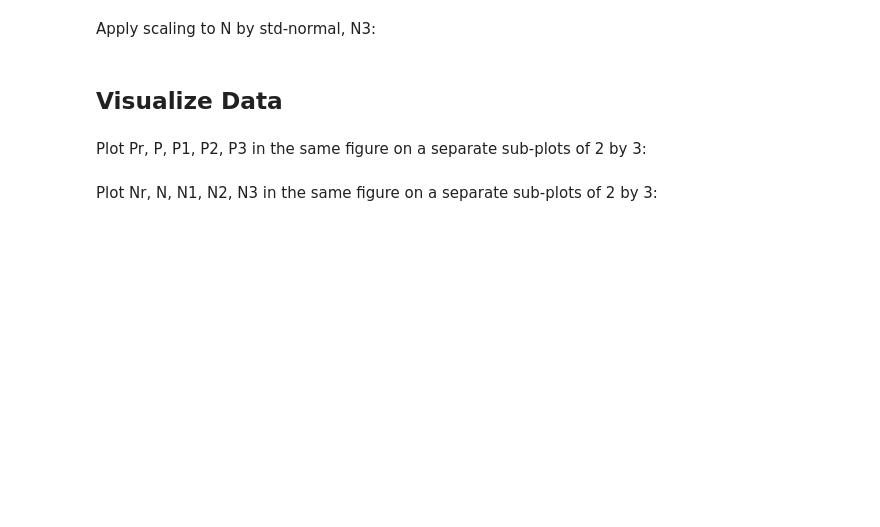
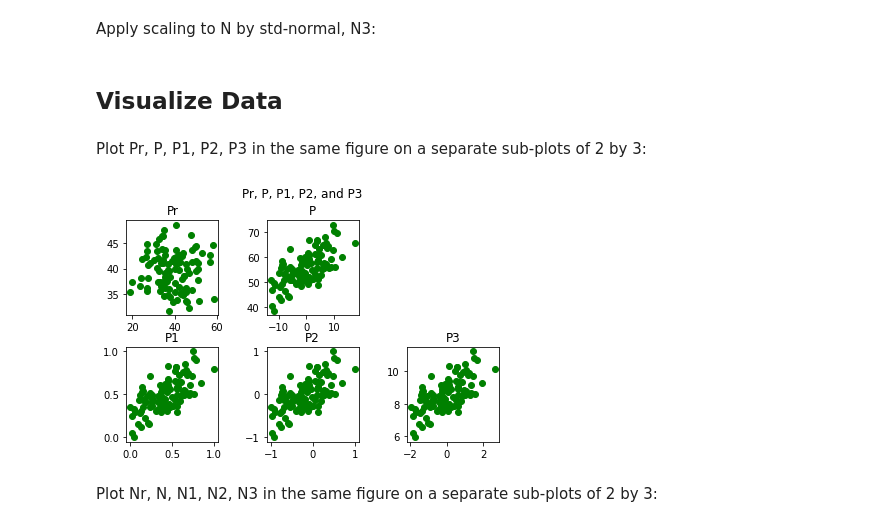
Before and after one commit to cst1493/CMPS470_MachineLearning, a Jupyter notebook: C1/C1.ipynb, the cells around one changed output. Cells and saved outputs as stored; diff of their text form; code cells hidden in the pictures; blank space fills up the shorter version.

```diff
--- a/C1/C1.ipynb
+++ b/C1/C1.ipynb
@@ -127,7 +110,7 @@ for i in range(0,len(D)):
     Pre.append([b1,b2])
 
 Pr = np.array(Pre)
-print("Pr: \n", Pr)
+#print("Pr: \n", Pr)
 
 ###
 
@@ -141,11 +124,11 @@ def rotation(degrees):
 
 P_rotate = rotation(45)
 
-P=[]
+P = []
 for i in range(0, len(Pr)):
     P.append(P_rotate.dot(Pr[i]))
-
-print("\nP (Pr rotated 45 deg counter-clockwise): \n", pd.DataFrame(P))
+P = np.array(P)
+#print("\nP (Pr rotated 45 deg counter-clockwise): \n", pd.DataFrame(P))
 
 ###
 
@@ -158,8 +141,7 @@ for i in range(0, len(Pr)):
     Nr.append([a,b])
 
 Nr = np.array(Nr)
-print("\nNr: \n",Nr)
-
+#print("\nNr: \n", Nr)
 ###
 
 
@@ -169,7 +151,7 @@ N_rotate = rotation(45)
 N=[]
 for i in range(0, len(Nr)):
     N.append(N_rotate.dot(Nr[i]))
-
-print("\nN (Nr rotated 45 deg counter-clockwise): \n", pd.DataFrame(N))
+N = np.array(N)
+#print("\nN (Nr rotated 45 deg counter-clockwise): \n", pd.DataFrame(N))
 
 ###
@@ -226,5 +176,8 @@ P2:
 # %% [markdown]
 Apply scaling to P by std-normal, P3:
+# %%
+P3 = scale(P, axis=0, with_std = True, with_mean = False)
+#print("P3: \n", P3)
 # %% [markdown]
 Apply scaling to N by min-max to [0, 1], N1:
 # %%
@@ -261,5 +203,23 @@ Apply scaling to N by std-normal, N3:
 ## Visualize Data
 # %% [markdown]
 Plot Pr, P, P1, P2, P3 in the same figure on a separate sub-plots of 2 by 3:
+# %%
+fig, axs = plt.subplots(2,3)
+fig.suptitle("Pr, P, P1, P2, and P3")
+fig.tight_layout()
+
+axs[0,0].scatter(*zip(*Pr), color = 'green')
+axs[0,0].set_title("Pr")
+axs[0,1].scatter(*zip(*P), color = 'green')
+axs[0,1].set_title("P")
+axs[1,0].scatter(*zip(*P1), color = 'green')
+axs[1,0].set_title("P1")
+axs[1,1].scatter(*zip(*P2), color = 'green')
+axs[1,1].set_title("P2")
+axs[1,2].scatter(*zip(*P3), color = 'green')
+axs[1,2].set_title("P3")
+axs[0,2].set_visible(False)
+# %% [output]
+[figure, added]
 # %% [markdown]
 Plot Nr, N, N1, N2, N3 in the same figure on a separate sub-plots of 2 by 3:
```
Also changed, not shown: parts of 21 cells of this notebook.
